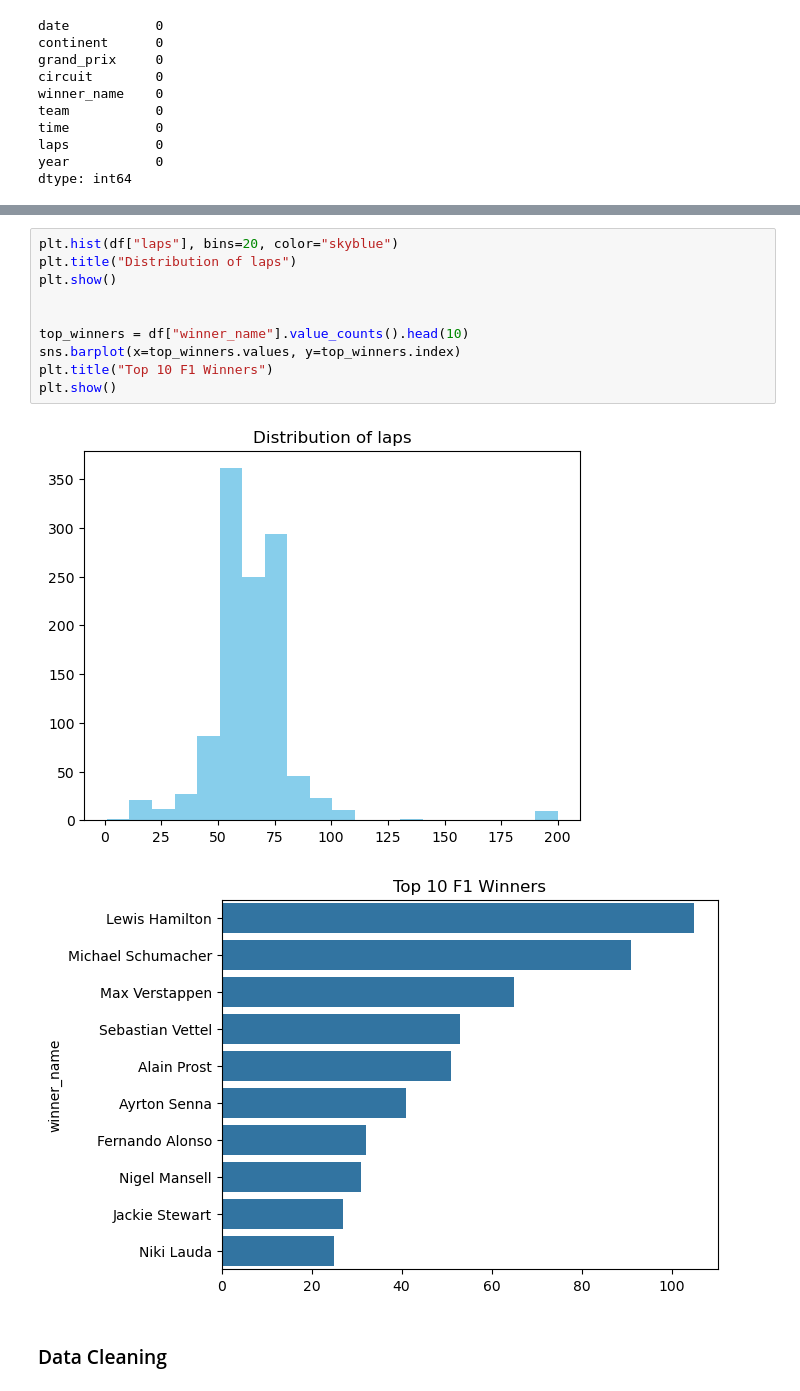
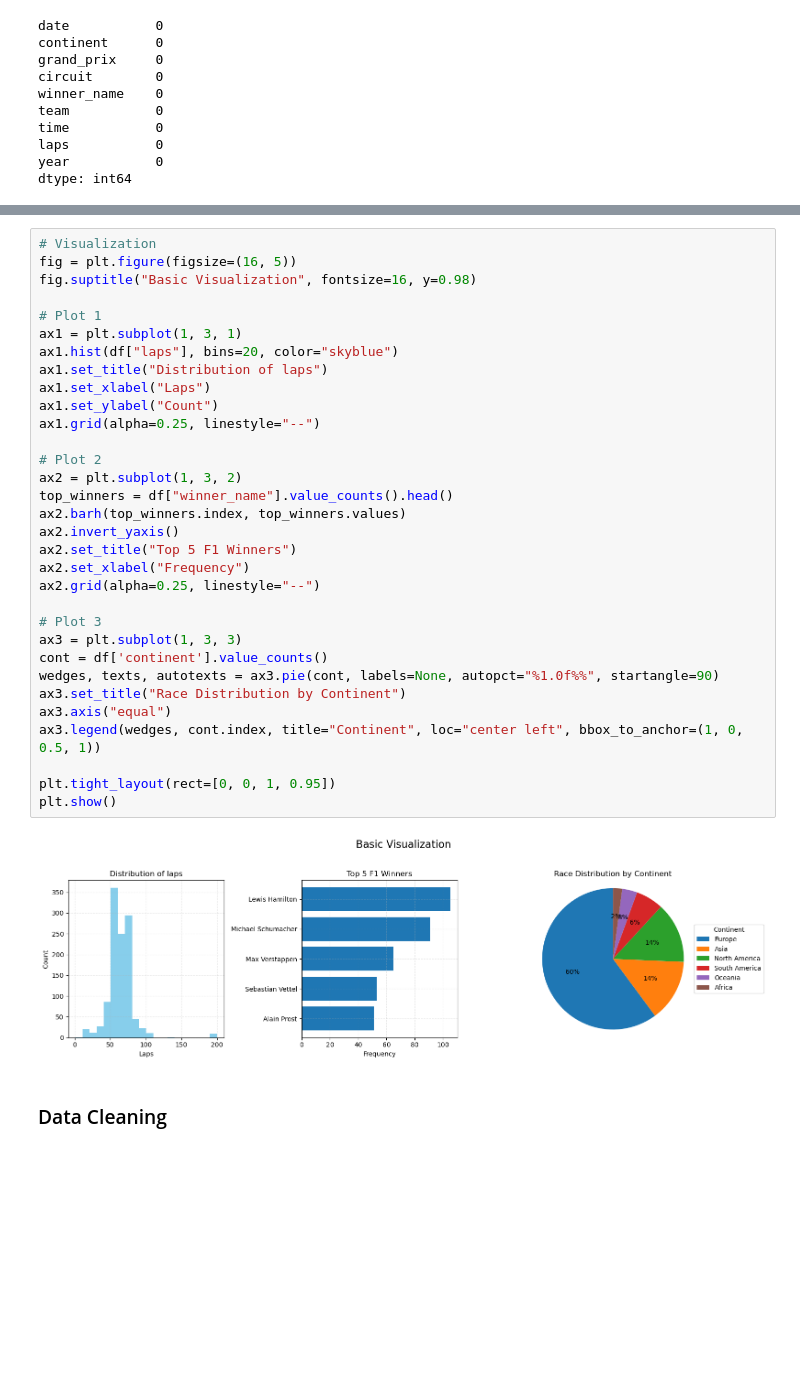
Before and after one commit to SarahAlshaikhmohamed/F1-Dashboard, a Jupyter notebook: Data-Analytics/Data-Preprocessing.ipynb, the cells around one changed output, grey strips where cells are left out. Saved outputs shown, nothing was run; the diff lists cells and outputs as text; blank space fills up the shorter version.

```diff
--- a/Data-Analytics/Data-Preprocessing.ipynb
+++ b/Data-Analytics/Data-Preprocessing.ipynb
@@ -95,18 +95,39 @@ df.sample()
 |  | date | continent | grand_prix | circuit | winner_name | team | time | laps | year |
 | 597 | 9/8/1996 | Europe | Italy | Autodromo Nazionale di Monza | Michael Schumacher | Ferrari | 1:17:43 | 53 | 1996 |
 # %%
-plt.hist(df["laps"], bins=20, color="skyblue")
-plt.title("Distribution of laps")
+# Visualization
+fig = plt.figure(figsize=(16, 5))
+fig.suptitle("Basic Visualization", fontsize=16, y=0.98)
+
+# Plot 1
+ax1 = plt.subplot(1, 3, 1)
+ax1.hist(df["laps"], bins=20, color="skyblue")
+ax1.set_title("Distribution of laps")
+ax1.set_xlabel("Laps")
+ax1.set_ylabel("Count")
+ax1.grid(alpha=0.25, linestyle="--")
+
+# Plot 2
+ax2 = plt.subplot(1, 3, 2)
+top_winners = df["winner_name"].value_counts().head()
+ax2.barh(top_winners.index, top_winners.values)
+ax2.invert_yaxis()
+ax2.set_title("Top 5 F1 Winners")
+ax2.set_xlabel("Frequency")
+ax2.grid(alpha=0.25, linestyle="--")
+
+# Plot 3
+ax3 = plt.subplot(1, 3, 3)
+cont = df['continent'].value_counts()
+wedges, texts, autotexts = ax3.pie(cont, labels=None, autopct="%1.0f%%", startangle=90)
+ax3.set_title("Race Distribution by Continent")
+ax3.axis("equal")
+ax3.legend(wedges, cont.index, title="Continent", loc="center left", bbox_to_anchor=(1, 0, 0.5, 1))
+
+plt.tight_layout(rect=[0, 0, 1, 0.95])
 plt.show()
-
-
-top_winners = df["winner_name"].value_counts().head(10)
-sns.barplot(x=top_winners.values, y=top_winners.index)
-plt.title("Top 10 F1 Winners")
-plt.show()
 # %% [output]
-[figure, old version]
+[figure, new version]
-[figure, removed]
 # %% [markdown]
 ### Data Cleaning
 # %%
```
